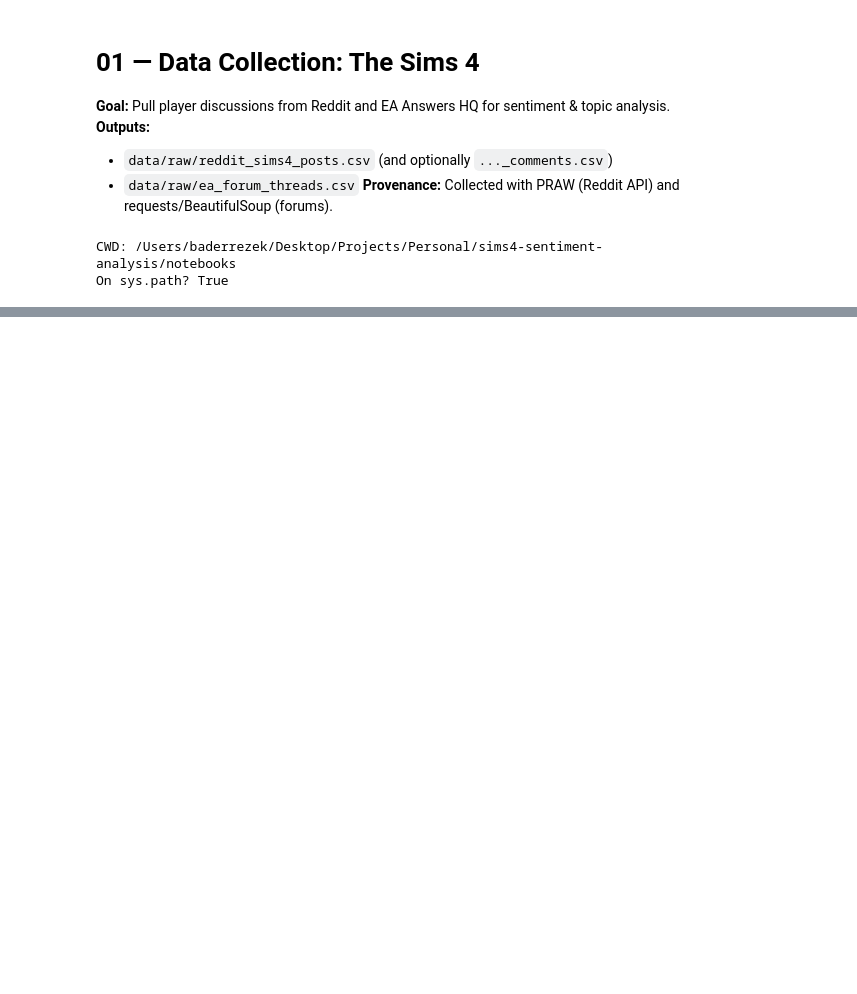
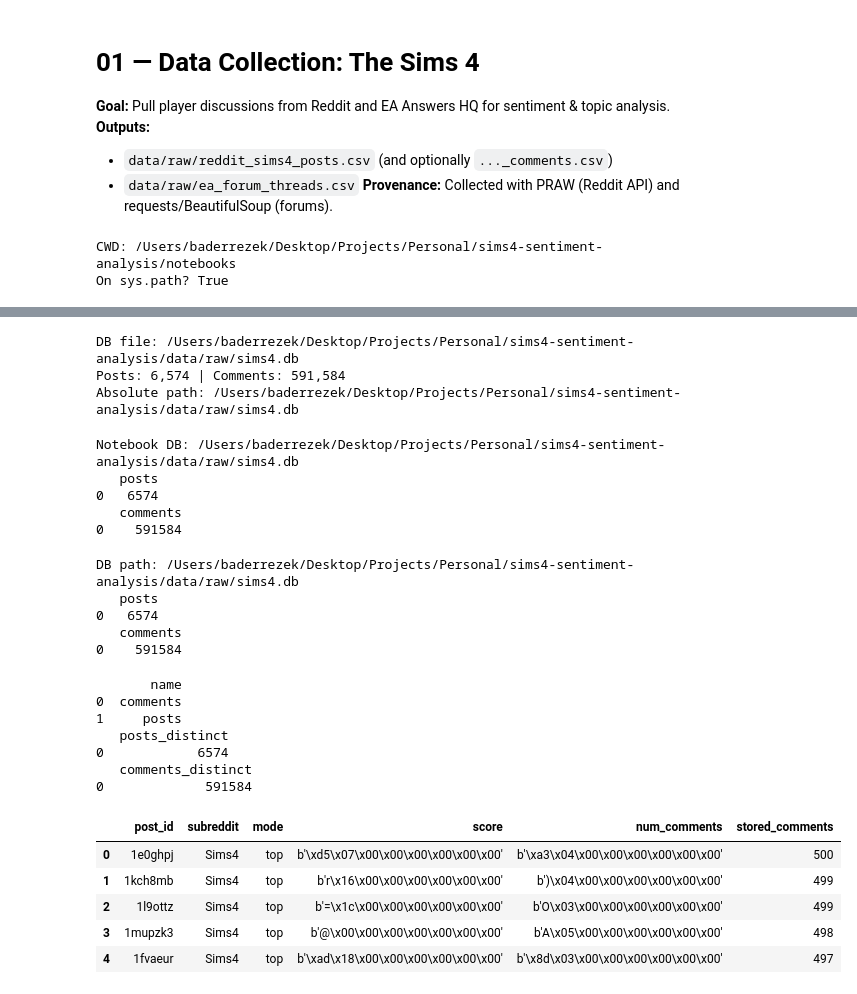
Before and after one commit to BaderRezek/sims4-sentiment-analysis, a Jupyter notebook: notebooks/01_data_collection.ipynb, the cells around one changed output, grey strips where cells are left out. Cells and saved outputs as stored; diff of their text form; code cells hidden in the pictures; blank space fills up the shorter version.

```diff
--- a/notebooks/01_data_collection.ipynb
+++ b/notebooks/01_data_collection.ipynb
@@ -122,0 +202,73 @@ print("Done inserting concatenated posts & comments.")
+# %%
+importlib.reload(cd)
+from src.collect_data import get_db_counts, DB_PATH
+p, c = get_db_counts()   # prints path + totals
+print("Absolute path:", DB_PATH.resolve())
+# %% [output]
+DB file: /Users/baderrezek/Desktop/Projects/Personal/sims4-sentiment-analysis/data/raw/sims4.db
+Posts: 6,574 | Comments: 591,584
+Absolute path: /Users/baderrezek/Desktop/Projects/Personal/sims4-sentiment-analysis/data/raw/sims4.db
+# %%
+from src.collect_data import DB_PATH, get_conn
+import pandas as pd
+
+print("Notebook DB:", DB_PATH.resolve())
+with get_conn() as conn:
+    print(pd.read_sql_query("SELECT COUNT(*) AS posts FROM posts;", conn))
+    print(pd.read_sql_query("SELECT COUNT(*) AS comments FROM comments;", conn))
+# %% [output]
+Notebook DB: /Users/baderrezek/Desktop/Projects/Personal/sims4-sentiment-analysis/data/raw/sims4.db
+   posts
+0   6574
+   comments
+0    591584
+# %%
+from src.collect_data import DB_PATH, get_conn
+import pandas as pd
+
+print("DB path:", DB_PATH.resolve())
+with get_conn() as conn:
+    print(pd.read_sql_query("SELECT COUNT(*) AS posts FROM posts;", conn))
+    print(pd.read_sql_query("SELECT COUNT(*) AS comments FROM comments;", conn))
+# %% [output]
+DB path: /Users/baderrezek/Desktop/Projects/Personal/sims4-sentiment-analysis/data/raw/sims4.db
+   posts
+0   6574
+   comments
+0    591584
+# %%
+# Which tables exist?
+with get_conn() as conn:
+    print(pd.read_sql_query("SELECT name FROM sqlite_master WHERE type='table' ORDER BY 1;", conn))
+
+# Count DISTINCT primary keys (defensive check)
+with get_conn() as conn:
+    print(pd.read_sql_query("SELECT COUNT(DISTINCT post_id) AS posts_distinct FROM posts;", conn))
+    print(pd.read_sql_query("SELECT COUNT(DISTINCT comment_id) AS comments_distinct FROM comments;", conn))
+
+# A tiny join sanity check: top 5 posts by stored comment count
+with get_conn() as conn:
+    q = """
+    SELECT p.post_id, p.subreddit, p.mode, p.score, p.num_comments,
+           COUNT(c.comment_id) AS stored_comments
+    FROM posts p
+    LEFT JOIN comments c ON c.post_id = p.post_id
+    GROUP BY p.post_id
+    ORDER BY stored_comments DESC, p.score DESC
+    LIMIT 5;
+    """
+    display(pd.read_sql_query(q, conn))
+# %% [output]
+       name
+0  comments
+1     posts
+   posts_distinct
+0            6574
+   comments_distinct
+0             591584
+|  | post_id | subreddit | mode | score | num_comments | stored_comments |
+| 0 | 1e0ghpj | Sims4 | top | b'\xd5\x07\x00\x00\x00\x00\x00\x00' | b'\xa3\x04\x00\x00\x00\x00\x00\x00' | 500 |
+| 1 | 1kch8mb | Sims4 | top | b'r\x16\x00\x00\x00\x00\x00\x00' | b')\x04\x00\x00\x00\x00\x00\x00' | 499 |
+| 2 | 1l9ottz | Sims4 | top | b'=\x1c\x00\x00\x00\x00\x00\x00' | b'O\x03\x00\x00\x00\x00\x00\x00' | 499 |
+| 3 | 1mupzk3 | Sims4 | top | b'@\x00\x00\x00\x00\x00\x00\x00' | b'A\x05\x00\x00\x00\x00\x00\x00' | 498 |
+| 4 | 1fvaeur | Sims4 | top | b'\xad\x18\x00\x00\x00\x00\x00\x00' | b'\x8d\x03\x00\x00\x00\x00\x00\x00' | 497 |
```
Also changed, not shown: parts of 9 cells of this notebook, 6 other files.
